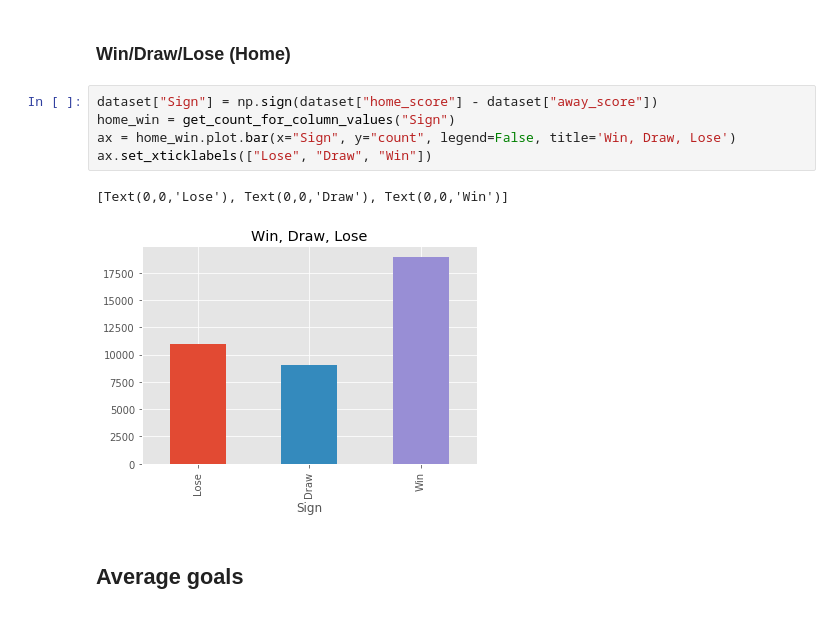
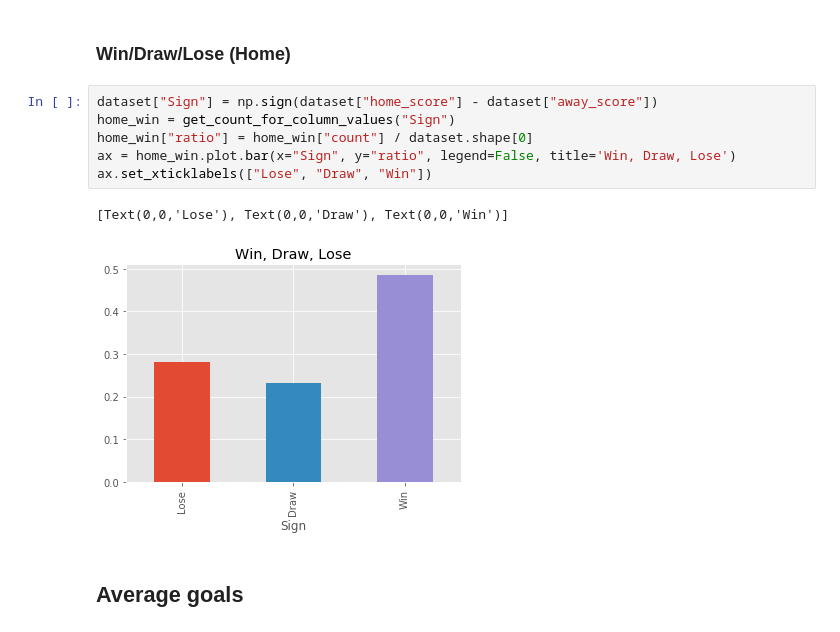
Before and after one commit to Villux/world_cup, a Jupyter notebook: match_data_visualization.ipynb, the cells around one changed output. Drawn from its saved outputs; the diff is of its cells as text.

Commit message:
Ratio added

```diff
--- a/match_data_visualization.ipynb
+++ b/match_data_visualization.ipynb
@@ -49,11 +49,12 @@ score_diff.plot.bar(x="score_diff", y="count",legend=False, title='Score Diff',
 # %%
 dataset["Sign"] = np.sign(dataset["home_score"] - dataset["away_score"])
 home_win = get_count_for_column_values("Sign")
-ax = home_win.plot.bar(x="Sign", y="count", legend=False, title='Win, Draw, Lose')
+home_win["ratio"] = home_win["count"] / dataset.shape[0]
+ax = home_win.plot.bar(x="Sign", y="ratio", legend=False, title='Win, Draw, Lose')
 ax.set_xticklabels(["Lose", "Draw", "Win"])
 # %% [output]
 [Text(0,0,'Lose'), Text(0,0,'Draw'), Text(0,0,'Win')]
-[figure, old version]
+[figure, new version]
 # %% [markdown]
 ## Average goals
 # %%
```
Also changed, not shown: 1 other file.
